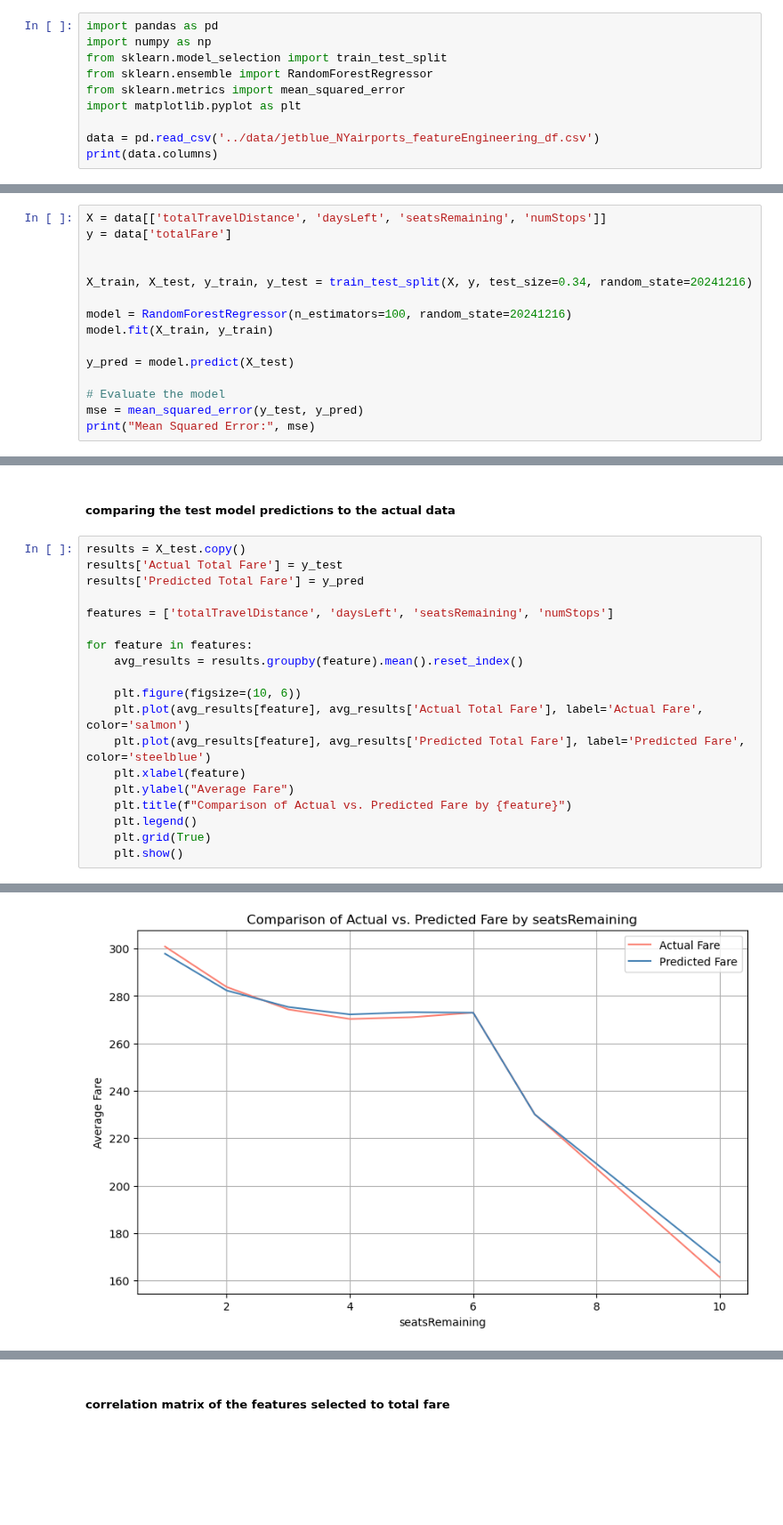
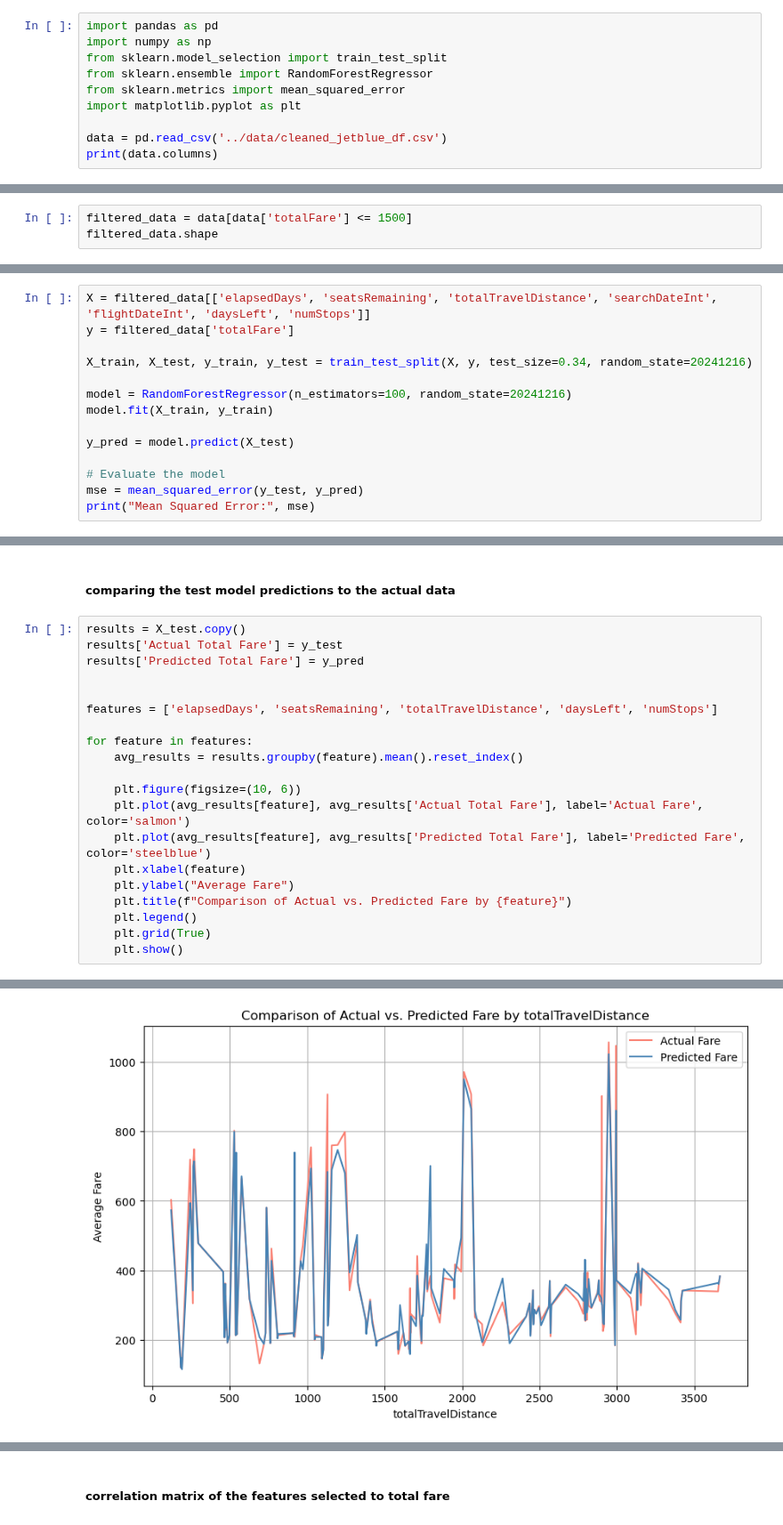
Before and after one commit to chriskuz/intro_to_python_project, a Jupyter notebook: src/model-testing.ipynb, the cells around one changed output, grey strips where cells are left out. Shown at 89% size. Cells and saved outputs as stored; diff of their text form; blank space fills up the shorter version.

```diff
--- a/src/model-testing.ipynb
+++ b/src/model-testing.ipynb
@@ -6,6 +6,6 @@ from sklearn.ensemble import RandomForestRegressor
 from sklearn.metrics import mean_squared_error
 import matplotlib.pyplot as plt
 
-data = pd.read_csv('../data/jetblue_NYairports_featureEngineering_df.csv')
+data = pd.read_csv('../data/cleaned_jetblue_df.csv')
 print(data.columns)
 # %% [output]
@@ -31,0 +37,3 @@ data.head()
+# %%
+filtered_data = data[data['totalFare'] <= 1500]
+filtered_data.shape
@@ -32,9 +42,8 @@ data.head()
 # %% [markdown]
 ##### train test split
 # %%
-X = data[['totalTravelDistance', 'daysLeft', 'seatsRemaining', 'numStops']]
-y = data['totalFare']
-
+X = filtered_data[['elapsedDays', 'seatsRemaining', 'totalTravelDistance', 'searchDateInt', 'flightDateInt', 'daysLeft', 'numStops']]
+y = filtered_data['totalFare']
 
 X_train, X_test, y_train, y_test = train_test_split(X, y, test_size=0.34, random_state=20241216)
 
@@ -66,7 +75,8 @@ results = X_test.copy()
 results['Actual Total Fare'] = y_test
 results['Predicted Total Fare'] = y_pred
 
-features = ['totalTravelDistance', 'daysLeft', 'seatsRemaining', 'numStops']
+
+features = ['elapsedDays', 'seatsRemaining', 'totalTravelDistance', 'daysLeft', 'numStops']
 
 for feature in features:
     avg_results = results.groupby(feature).mean().reset_index()
@@ -86 +96 @@ for feature in features:
-[figure, old version]
+[figure, new version]
```
Also changed, not shown: parts of 11 cells of this notebook.
